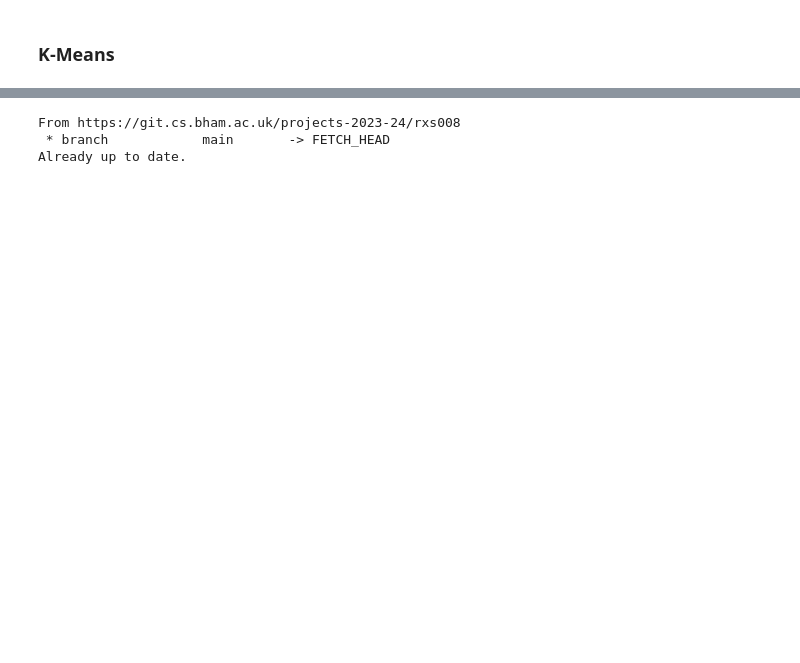
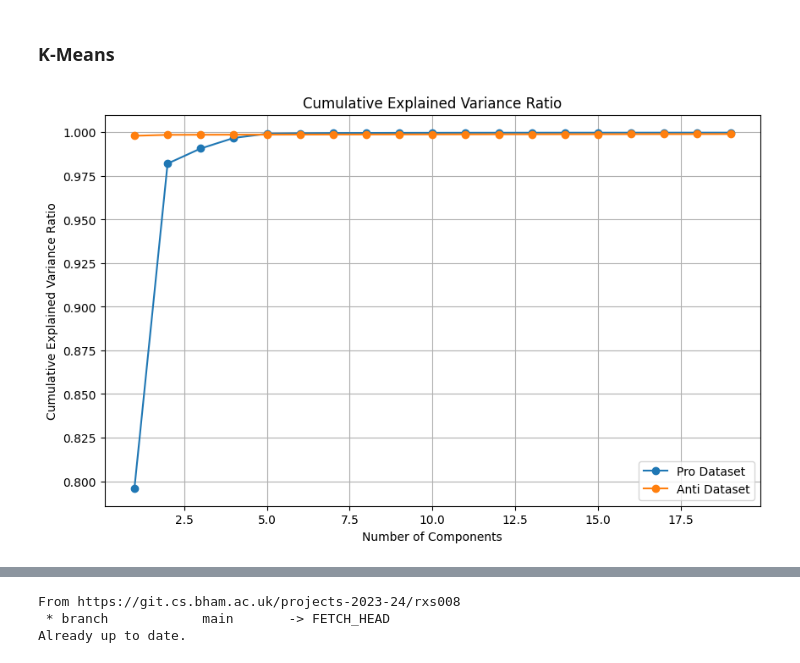
Before and after one commit to ramya1907/climate-change-tweets-analysis, a Jupyter notebook: climate_change_stance_analysis.ipynb, the cells around one changed output, grey strips where cells are left out. Saved outputs shown, nothing was run; the diff lists cells and outputs as text; code cells hidden in the pictures; blank space fills up the shorter version.

```diff
--- a/climate_change_stance_analysis.ipynb
+++ b/climate_change_stance_analysis.ipynb
@@ -497,3 +510,36 @@ anti_X_2d = pca_anti.fit_transform(anti_X)
+# %%
+from sklearn.decomposition import PCA
+import matplotlib.pyplot as plt
+
+# Initialize PCA with different numbers of components
+n_components_range = range(1, 20)  # Range of components to try
+
+pro_explained_variances = []
+anti_explained_variances = []
+
+for n_components in n_components_range:
+    # Perform PCA for pro dataset
+    pca_pro = PCA(n_components=n_components)
+    pca_pro.fit(pro_X)
+    pro_explained_variances.append(sum(pca_pro.explained_variance_ratio_))
+
+    # Perform PCA for anti dataset
+    pca_anti = PCA(n_components=n_components)
+    pca_anti.fit(anti_X)
+    anti_explained_variances.append(sum(pca_anti.explained_variance_ratio_))
+
+# Plot the cumulative explained variance ratio
+plt.figure(figsize=(10, 6))
+plt.plot(n_components_range, pro_explained_variances, marker='o', label='Pro Dataset')
+plt.plot(n_components_range, anti_explained_variances, marker='o', label='Anti Dataset')
+plt.title('Cumulative Explained Variance Ratio')
+plt.xlabel('Number of Components')
+plt.ylabel('Cumulative Explained Variance Ratio')
+plt.legend()
+plt.grid(True)
+plt.show()
+# %% [output]
+[figure, added]
 # %%
 # Define the range of k values
 k_range = range(2, 11)
```
Also changed, not shown: parts of 18 cells of this notebook.
